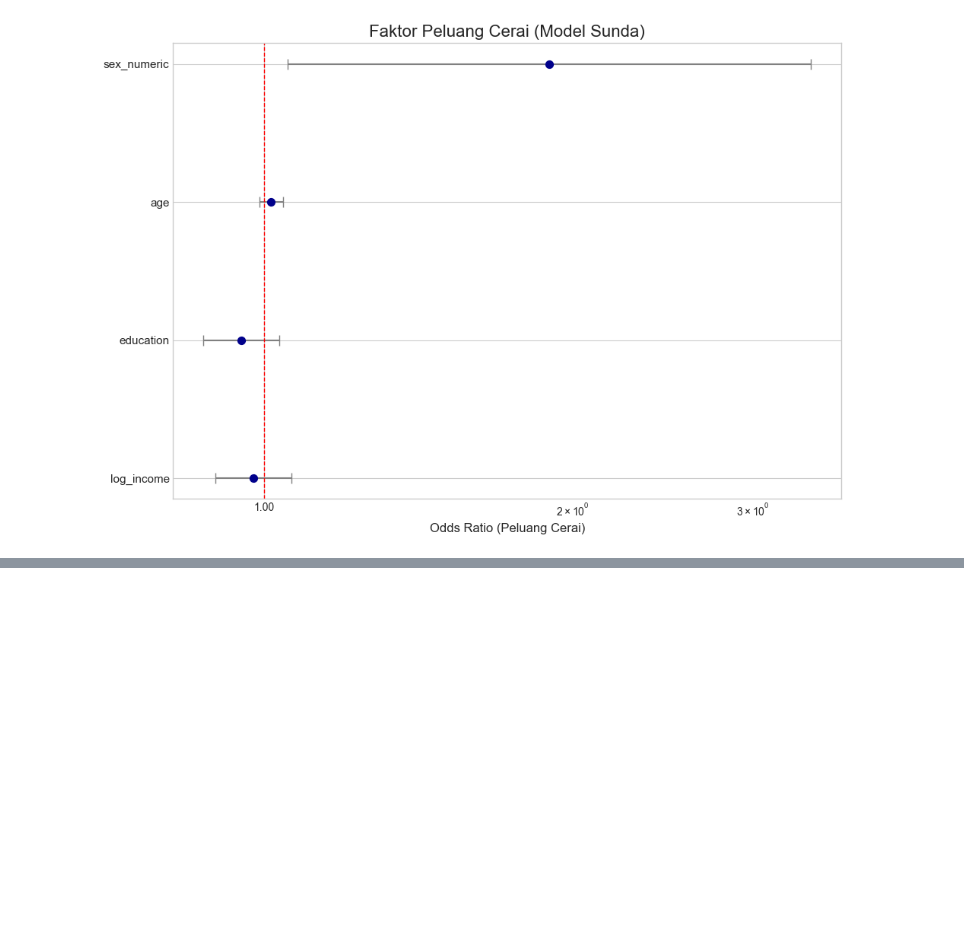
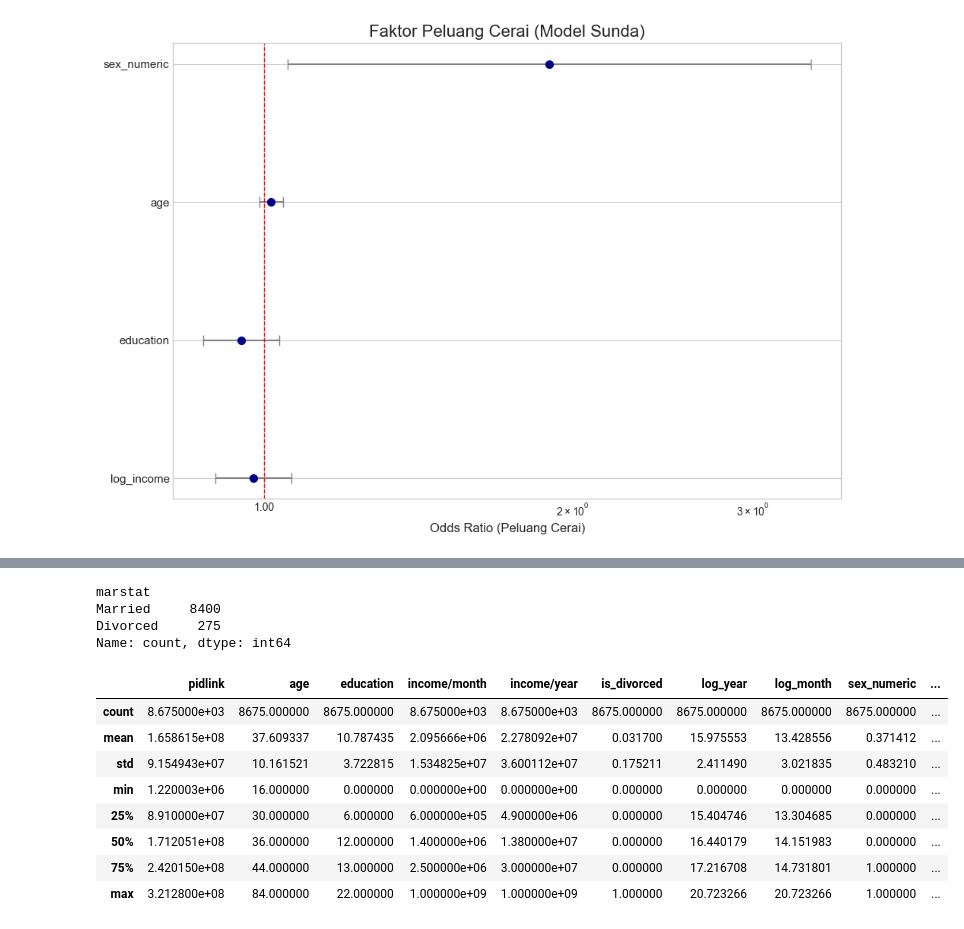
Before and after one commit to Poor1ST/ifls, a Jupyter notebook: process.ipynb, the cells around one changed output, grey strips where cells are left out. Cells and saved outputs as stored; diff of their text form; code cells hidden in the pictures; blank space fills up the shorter version.

```diff
--- a/process.ipynb
+++ b/process.ipynb
@@ -1883,0 +2045,19 @@ plot_odds_ratios(odds_sunda, 'Faktor Peluang Cerai (Model Sunda)')
+# %%
+df_clean['marstat'].value_counts()
+# %% [output]
+marstat
+Married     8400
+Divorced     275
+Name: count, dtype: int64
+# %%
+df_clean.describe()
+# %% [output]
+|  | pidlink | age | education | income/month | income/year | is_divorced | log_year | log_month | sex_numeric | ... |
+| count | 8.675000e+03 | 8675.000000 | 8675.000000 | 8.675000e+03 | 8.675000e+03 | 8675.000000 | 8675.000000 | 8675.000000 | 8675.000000 | ... |
+| mean | 1.658615e+08 | 37.609337 | 10.787435 | 2.095666e+06 | 2.278092e+07 | 0.031700 | 15.975553 | 13.428556 | 0.371412 | ... |
+| std | 9.154943e+07 | 10.161521 | 3.722815 | 1.534825e+07 | 3.600112e+07 | 0.175211 | 2.411490 | 3.021835 | 0.483210 | ... |
+| min | 1.220003e+06 | 16.000000 | 0.000000 | 0.000000e+00 | 0.000000e+00 | 0.000000 | 0.000000 | 0.000000 | 0.000000 | ... |
+| 25% | 8.910000e+07 | 30.000000 | 6.000000 | 6.000000e+05 | 4.900000e+06 | 0.000000 | 15.404746 | 13.304685 | 0.000000 | ... |
+| 50% | 1.712051e+08 | 36.000000 | 12.000000 | 1.400000e+06 | 1.380000e+07 | 0.000000 | 16.440179 | 14.151983 | 0.000000 | ... |
+| 75% | 2.420150e+08 | 44.000000 | 13.000000 | 2.500000e+06 | 3.000000e+07 | 0.000000 | 17.216708 | 14.731801 | 1.000000 | ... |
+| max | 3.212800e+08 | 84.000000 | 22.000000 | 1.000000e+09 | 1.000000e+09 | 1.000000 | 20.723266 | 20.723266 | 1.000000 | ... |
```
Also changed, not shown: parts of 17 cells of this notebook, 1 other file.
